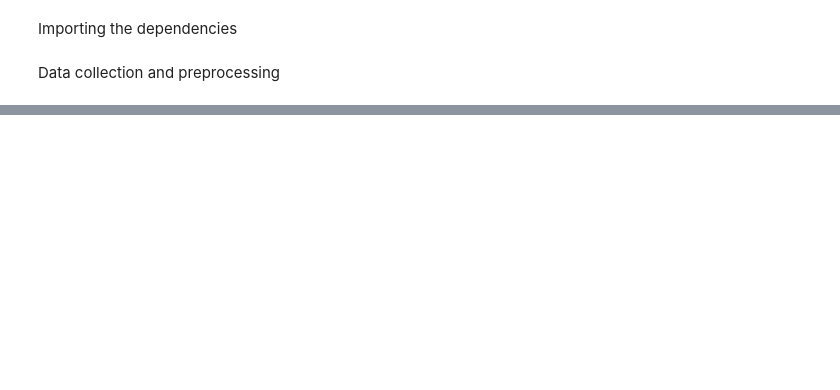
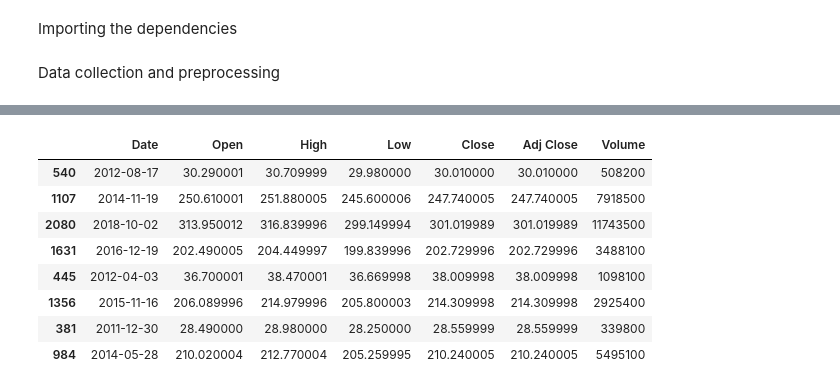
Before and after one commit to Priya-gawhane/Machine-learning-prediction-Models-Projects, a Jupyter notebook: Stock_price_prediction.ipynb, the cells around one changed output, grey strips where cells are left out. Saved outputs shown, nothing was run; the diff lists cells and outputs as text; code cells hidden in the pictures; blank space fills up the shorter version.

```diff
--- a/Stock_price_prediction.ipynb
+++ b/Stock_price_prediction.ipynb
@@ -59,0 +47,12 @@ plt.gca().spines[['top', 'right',]].set_visible(False)
+# %%
+stock_data.sample(8)
+# %% [output]
+|  | Date | Open | High | Low | Close | Adj Close | Volume |
+| 540 | 2012-08-17 | 30.290001 | 30.709999 | 29.980000 | 30.010000 | 30.010000 | 508200 |
+| 1107 | 2014-11-19 | 250.610001 | 251.880005 | 245.600006 | 247.740005 | 247.740005 | 7918500 |
+| 2080 | 2018-10-02 | 313.950012 | 316.839996 | 299.149994 | 301.019989 | 301.019989 | 11743500 |
+| 1631 | 2016-12-19 | 202.490005 | 204.449997 | 199.839996 | 202.729996 | 202.729996 | 3488100 |
+| 445 | 2012-04-03 | 36.700001 | 38.470001 | 36.669998 | 38.009998 | 38.009998 | 1098100 |
+| 1356 | 2015-11-16 | 206.089996 | 214.979996 | 205.800003 | 214.309998 | 214.309998 | 2925400 |
+| 381 | 2011-12-30 | 28.490000 | 28.980000 | 28.250000 | 28.559999 | 28.559999 | 339800 |
+| 984 | 2014-05-28 | 210.020004 | 212.770004 | 205.259995 | 210.240005 | 210.240005 | 5495100 |
```
Also changed, not shown: parts of 16 cells of this notebook.
